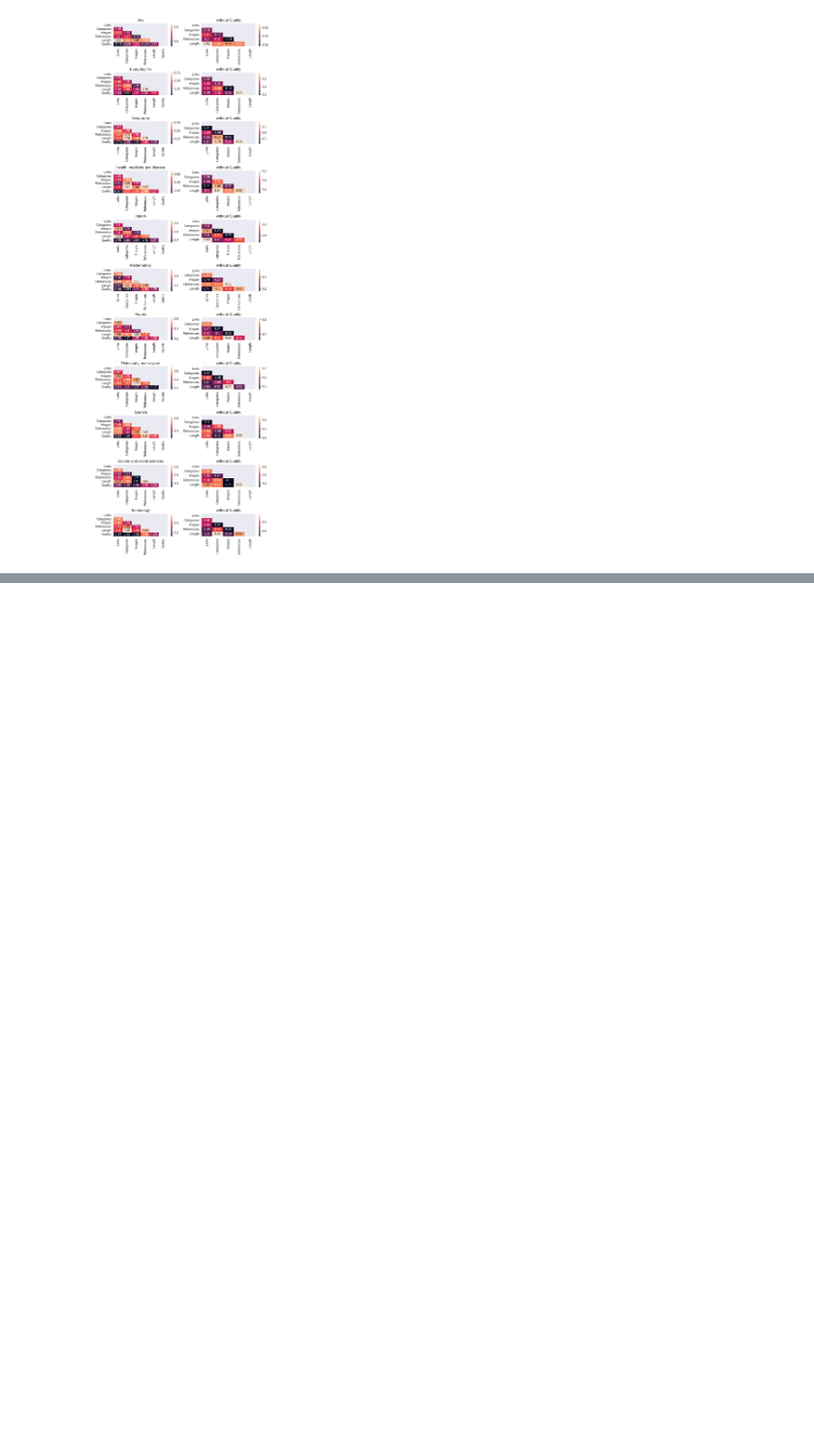
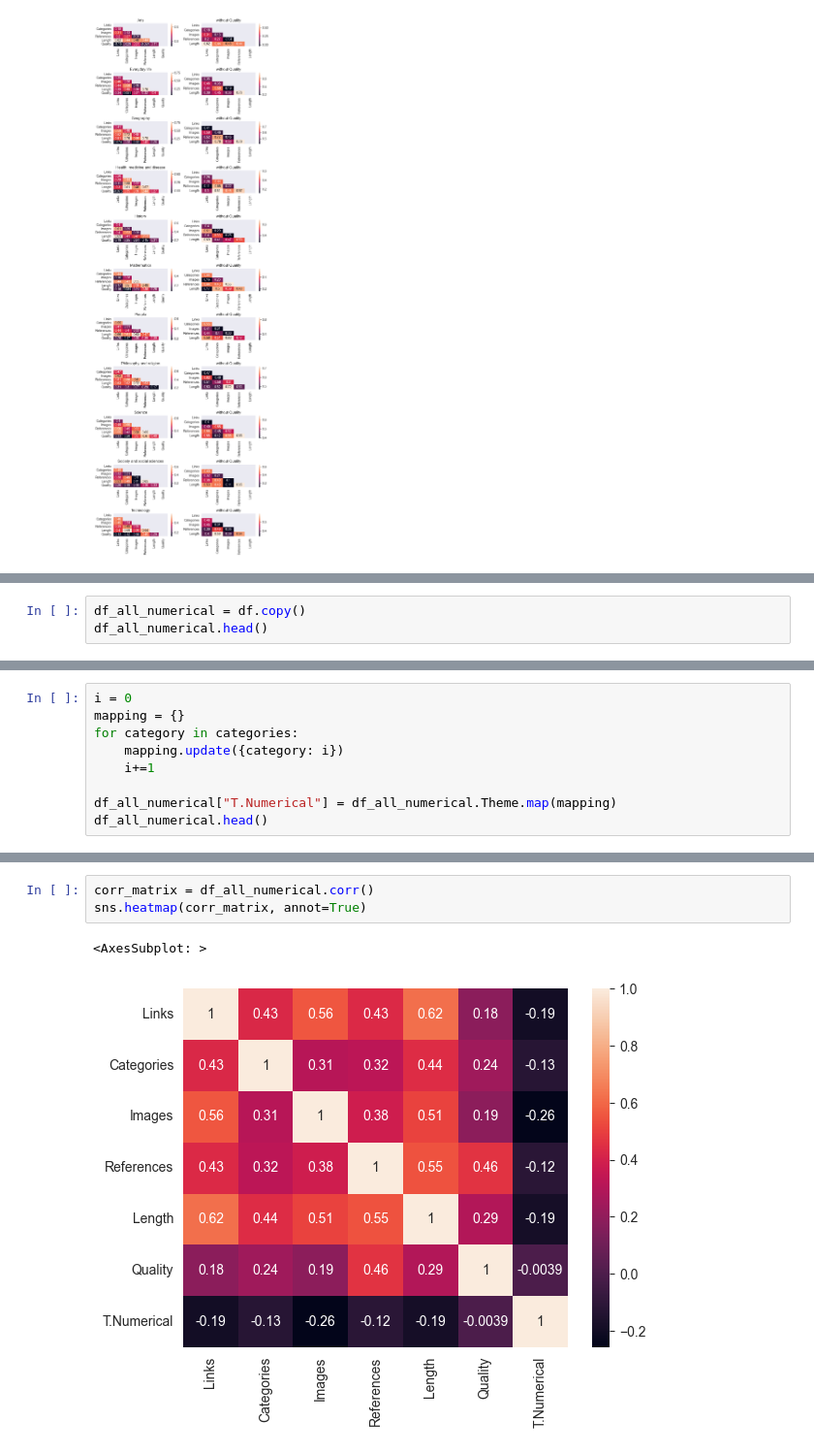
Before and after one commit to csupika/F21DL-Machine-Learning-Portfolio, a Jupyter notebook: lab3.ipynb, the cells around one changed output, grey strips where cells are left out. Shown at 97% size. Drawn from its saved outputs; the diff is of its cells as text; blank space fills up the shorter version.

Commit message:
Converted Theme categories as numerical values. Added standardization

```diff
--- a/lab3.ipynb
+++ b/lab3.ipynb
@@ -167,0 +170,3 @@ plt.tight_layout()
+# %%
+df_all_numerical = df.copy()
+df_all_numerical.head()
@@ -167,0 +180,9 @@ plt.tight_layout()
+# %%
+i = 0
+mapping = {}
+for category in categories:
+    mapping.update({category: i})
+    i+=1
+
+df_all_numerical["T.Numerical"] = df_all_numerical.Theme.map(mapping)
+df_all_numerical.head()
@@ -167,0 +215,6 @@ plt.tight_layout()
+# %%
+corr_matrix = df_all_numerical.corr()
+sns.heatmap(corr_matrix, annot=True)
+# %% [output]
+<AxesSubplot: >
+[figure, added]
```
Also changed, not shown: parts of 11 cells of this notebook.
